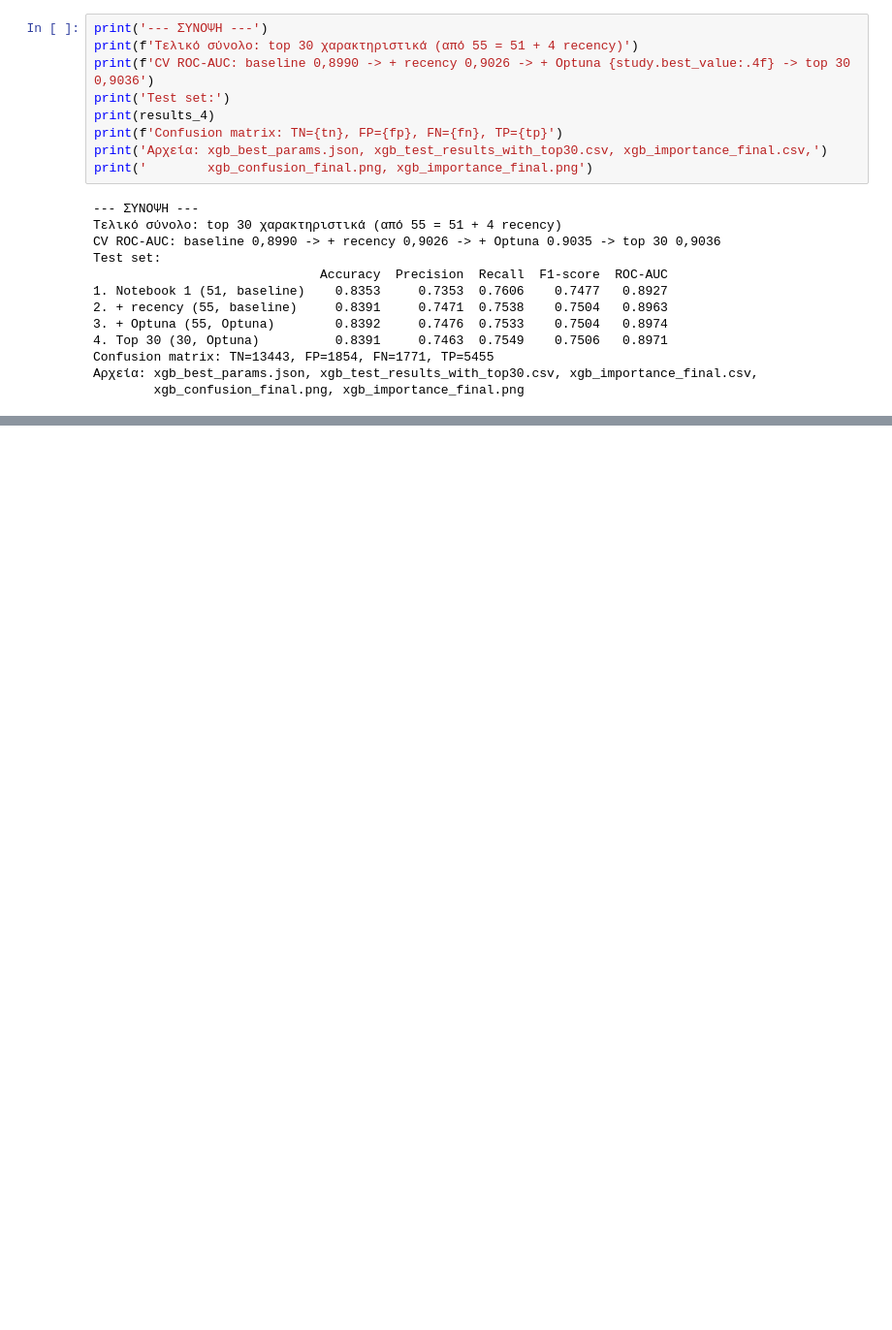
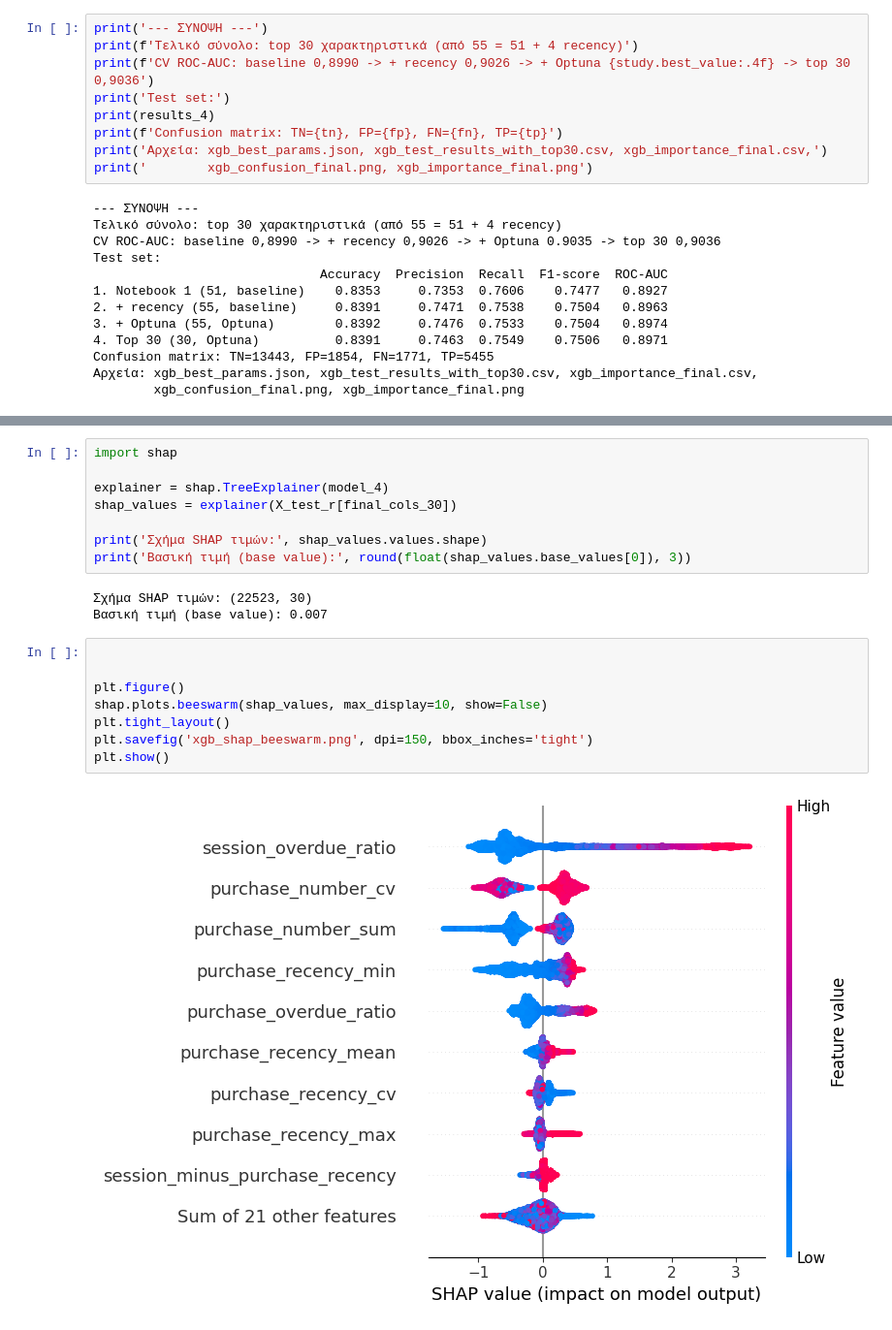
Before and after one commit to mariapourgianou/thesis-churn-prediction, a Jupyter notebook: XGBoost Optuna.ipynb, the cells around one changed output, grey strips where cells are left out. Shown at 97% size. Drawn from its saved outputs; the diff is of its cells as text; blank space fills up the shorter version.

```diff
--- a/XGBoost Optuna.ipynb
+++ b/XGBoost Optuna.ipynb
@@ -618,0 +652,21 @@ Confusion matrix: TN=13443, FP=1854, FN=1771, TP=5455
+# %%
+import shap
+
+explainer = shap.TreeExplainer(model_4)
+shap_values = explainer(X_test_r[final_cols_30])
+
+print('Σχήμα SHAP τιμών:', shap_values.values.shape)
+print('Βασική τιμή (base value):', round(float(shap_values.base_values[0]), 3))
+# %% [output]
+Σχήμα SHAP τιμών: (22523, 30)
+Βασική τιμή (base value): 0.007
+# %%
+
+
+plt.figure()
+shap.plots.beeswarm(shap_values, max_display=10, show=False)
+plt.tight_layout()
+plt.savefig('xgb_shap_beeswarm.png', dpi=150, bbox_inches='tight')
+plt.show()
+# %% [output]
+[figure, added]
```
Also changed, not shown: parts of 18 cells of this notebook.
